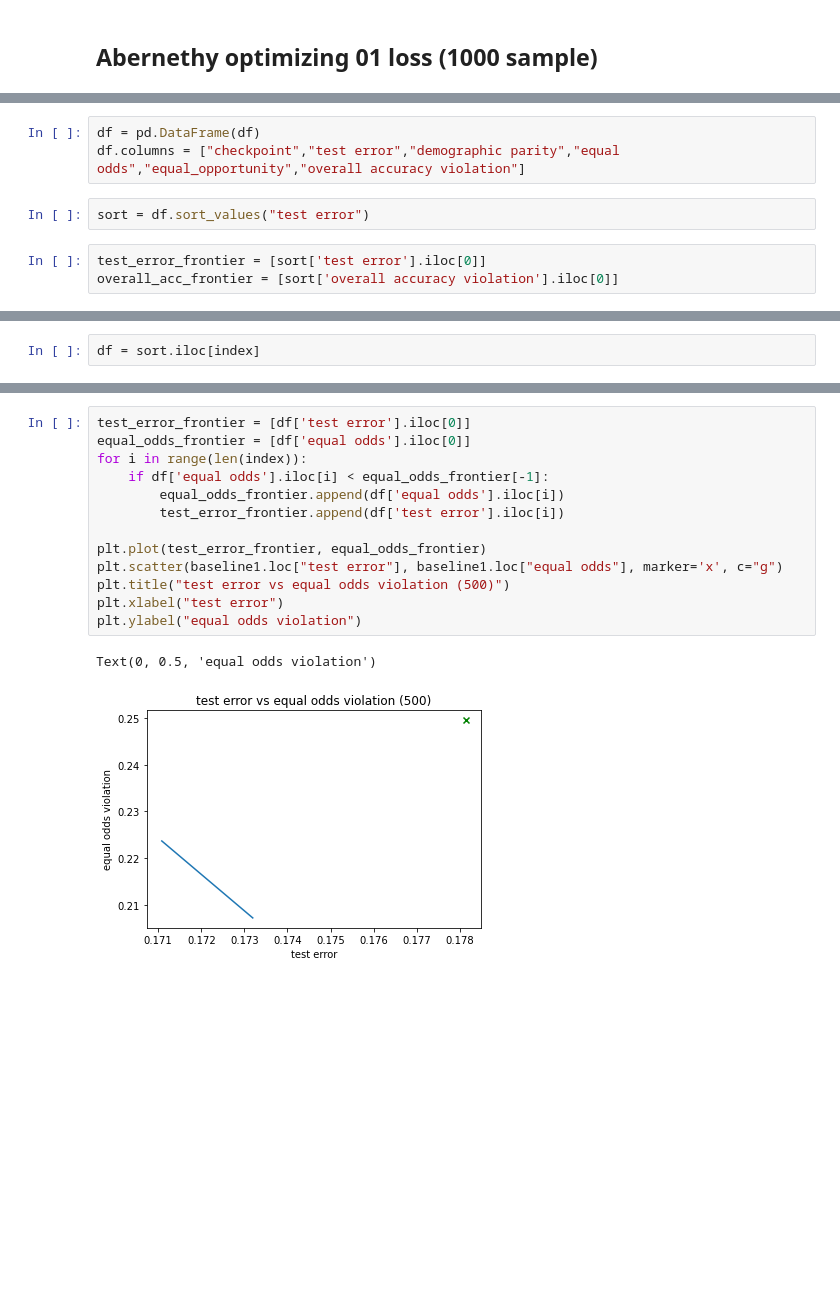
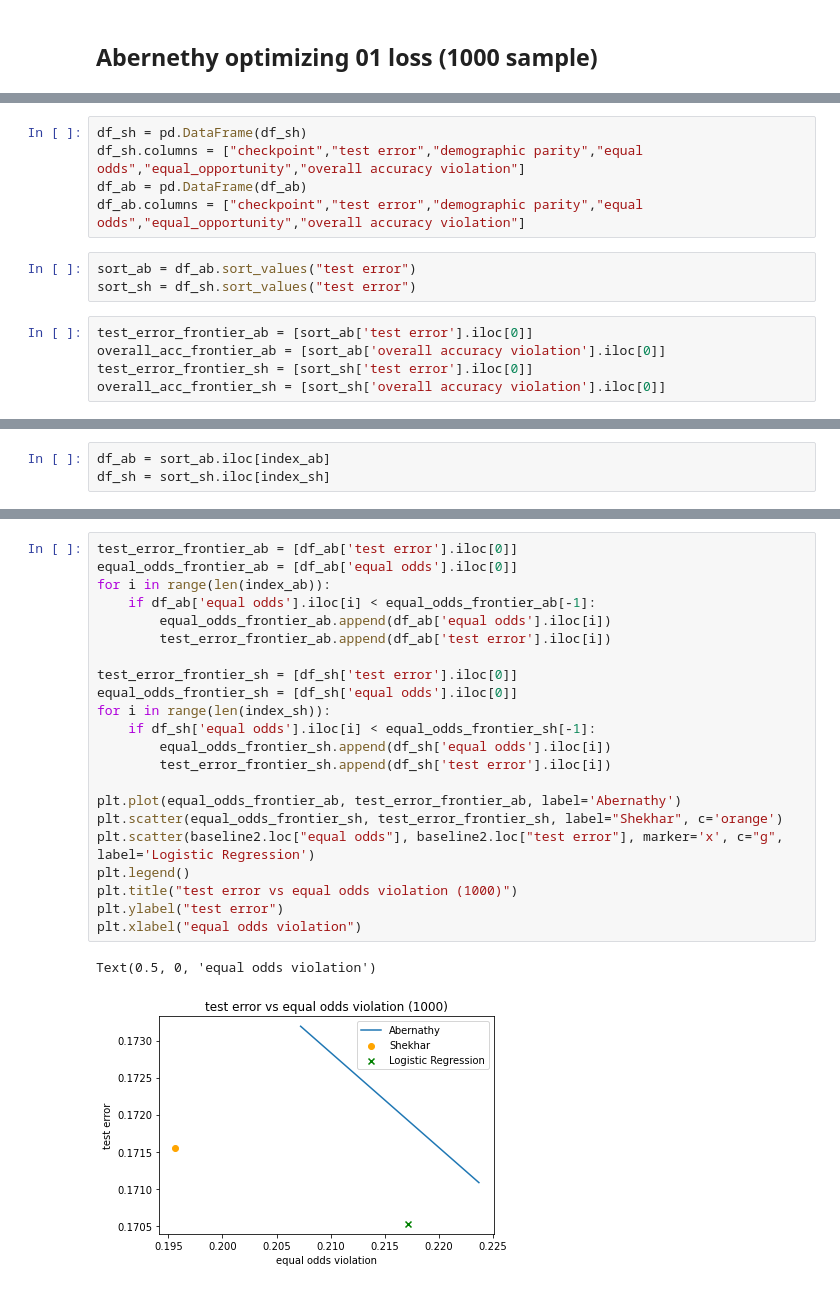
Before and after one commit to laurakn/undergrad_research_2022, a Jupyter notebook: lawrence/plot_Abernethy_01loss.ipynb, the cells around one changed output, grey strips where cells are left out. Saved outputs shown, nothing was run; the diff lists cells and outputs as text; blank space fills up the shorter version.

Commit message:
plot

```diff
--- a/lawrence/plot_Abernethy_01loss.ipynb
+++ b/lawrence/plot_Abernethy_01loss.ipynb
@@ -127,9 +190,14 @@ for i in [0.0, 0.05, 0.1, 0.15, 0.2, 0.25, 0.3, 0.35, 0.4, 0.45, 0.5, 0.55, 0.6,
 # %%
-df = pd.DataFrame(df)
-df.columns = ["checkpoint","test error","demographic parity","equal odds","equal_opportunity","overall accuracy violation"]
+df_sh = pd.DataFrame(df_sh)
+df_sh.columns = ["checkpoint","test error","demographic parity","equal odds","equal_opportunity","overall accuracy violation"]
+df_ab = pd.DataFrame(df_ab)
+df_ab.columns = ["checkpoint","test error","demographic parity","equal odds","equal_opportunity","overall accuracy violation"]
 # %%
-sort = df.sort_values("test error")
+sort_ab = df_ab.sort_values("test error")
+sort_sh = df_sh.sort_values("test error")
 # %%
-test_error_frontier = [sort['test error'].iloc[0]]
-overall_acc_frontier = [sort['overall accuracy violation'].iloc[0]]
+test_error_frontier_ab = [sort_ab['test error'].iloc[0]]
+overall_acc_frontier_ab = [sort_ab['overall accuracy violation'].iloc[0]]
+test_error_frontier_sh = [sort_sh['test error'].iloc[0]]
+overall_acc_frontier_sh = [sort_sh['overall accuracy violation'].iloc[0]]
 # %%
@@ -150,3 +227,4 @@ Text(0, 0.5, 'overall accuracy violation')
 # %%
-df = sort.iloc[index]
+df_ab = sort_ab.iloc[index_ab]
+df_sh = sort_sh.iloc[index_sh]
 # %%
@@ -167,17 +255,26 @@ Text(0, 0.5, 'demographic parity violation')
 # %%
-test_error_frontier = [df['test error'].iloc[0]]
-equal_odds_frontier = [df['equal odds'].iloc[0]]
-for i in range(len(index)):
-    if df['equal odds'].iloc[i] < equal_odds_frontier[-1]:
-        equal_odds_frontier.append(df['equal odds'].iloc[i])
-        test_error_frontier.append(df['test error'].iloc[i])
+test_error_frontier_ab = [df_ab['test error'].iloc[0]]
+equal_odds_frontier_ab = [df_ab['equal odds'].iloc[0]]
+for i in range(len(index_ab)):
+    if df_ab['equal odds'].iloc[i] < equal_odds_frontier_ab[-1]:
+        equal_odds_frontier_ab.append(df_ab['equal odds'].iloc[i])
+        test_error_frontier_ab.append(df_ab['test error'].iloc[i])
 
-plt.plot(test_error_frontier, equal_odds_frontier)
-plt.scatter(baseline1.loc["test error"], baseline1.loc["equal odds"], marker='x', c="g")
-plt.title("test error vs equal odds violation (500)")
-plt.xlabel("test error")
-plt.ylabel("equal odds violation")
+test_error_frontier_sh = [df_sh['test error'].iloc[0]]
+equal_odds_frontier_sh = [df_sh['equal odds'].iloc[0]]
+for i in range(len(index_sh)):
+    if df_sh['equal odds'].iloc[i] < equal_odds_frontier_sh[-1]:
+        equal_odds_frontier_sh.append(df_sh['equal odds'].iloc[i])
+        test_error_frontier_sh.append(df_sh['test error'].iloc[i])
+
+plt.plot(equal_odds_frontier_ab, test_error_frontier_ab, label='Abernathy')
+plt.scatter(equal_odds_frontier_sh, test_error_frontier_sh, label="Shekhar", c='orange')
+plt.scatter(baseline2.loc["equal odds"], baseline2.loc["test error"], marker='x', c="g", label='Logistic Regression')
+plt.legend()
+plt.title("test error vs equal odds violation (1000)")
+plt.ylabel("test error")
+plt.xlabel("equal odds violation")
 # %% [output]
-Text(0, 0.5, 'equal odds violation')
+Text(0.5, 0, 'equal odds violation')
-[figure, old version]
+[figure, new version]
 # %%
```
Also changed, not shown: parts of 25 cells of this notebook.
